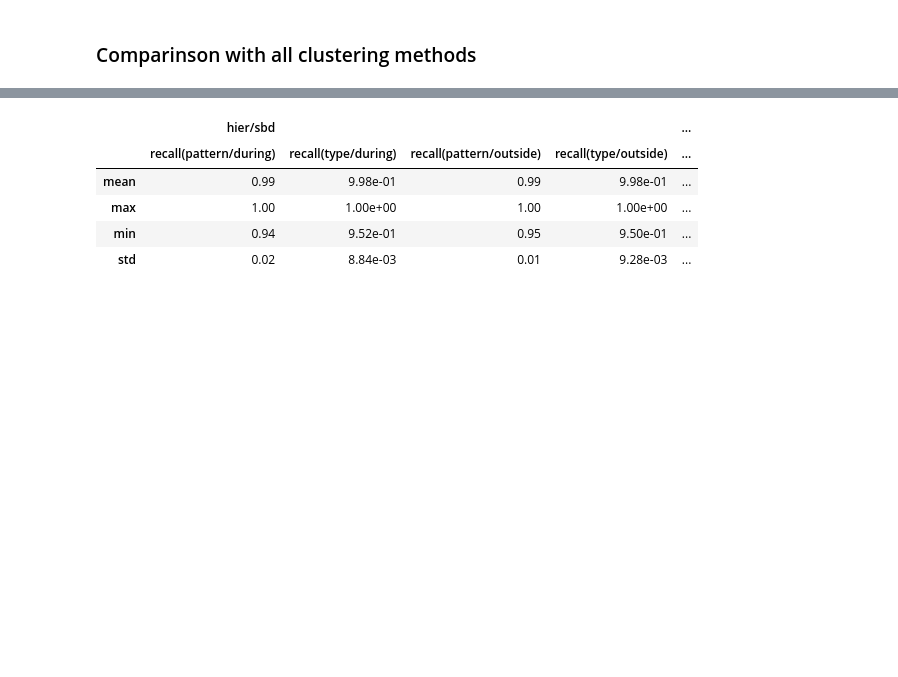
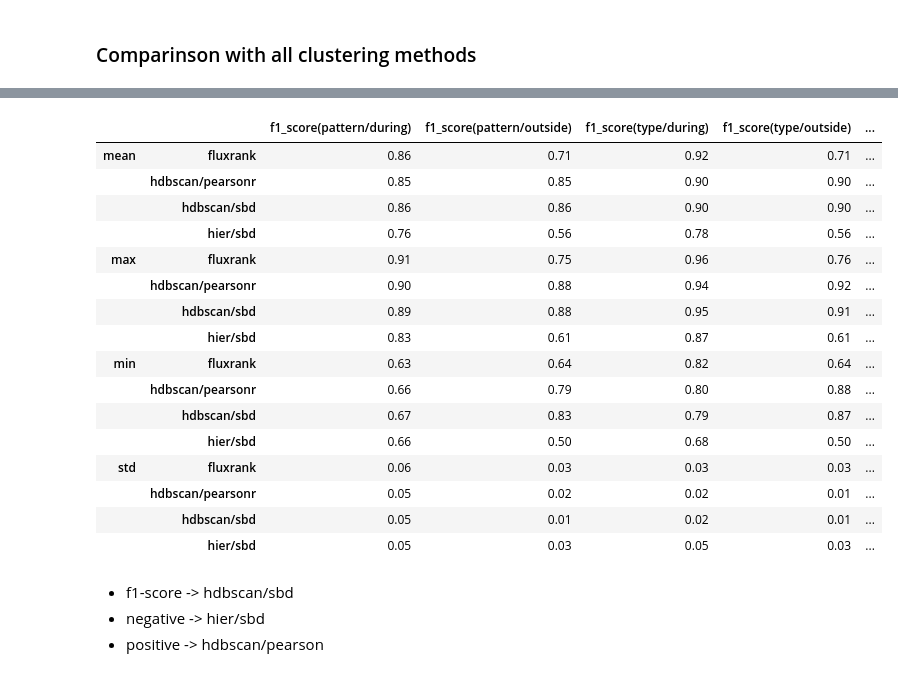
Before and after one commit to XuRepository/meltria-analyzer, a Jupyter notebook: notebooks/data-labeling-tsdr-accuracy-with-cnn.ipynb, the cells around one changed output, grey strips where cells are left out. Drawn from its saved outputs; the diff is of its cells as text; code cells hidden in the pictures; blank space fills up the shorter version.

Commit message:
notebooks: complete to evaluate phase2 performance with cnn

```diff
--- a/notebooks/data-labeling-tsdr-accuracy-with-cnn.ipynb
+++ b/notebooks/data-labeling-tsdr-accuracy-with-cnn.ipynb
@@ -644,8 +662,22 @@ def eval_tsdr_type_on_predicted_label_as_ground_truth(
     datasets: list[tuple[loader.DatasetRecord, pd.DataFrame, pd.DataFrame, pd.DataFrame]],
     predicted_df: pd.DataFrame,
 ) -> pd.DataFrame:
+
+    def positive_rate(num_metrics_df: pd.DataFrame):
+        p1, p2 = num_metrics_df["phase1"], num_metrics_df["phase2"]
+        return (p1 - p2).sum(skipna=True) / p1.sum(skipna=True)
+
+    def negative_rate(num_metrics_df: pd.DataFrame):
+        p1, p2 = num_metrics_df["phase1"], num_metrics_df["phase2"]
+        return 1 - (p1 - p2.where(p2 == 0)).sum(skipna=True) / p1.sum(skipna=True)
+
+    def f1_score(num_metrics_df: pd.DataFrame):
+        p1, p2 = num_metrics_df["phase1"], num_metrics_df["phase2"]
+        p, n = positive_rate(num_metrics_df), negative_rate(num_metrics_df)
+        return 2 * p * n / (p + n)
+
     index_columns = ["dataset_id", "target_app", "chaos_type", "chaos_comp", "metric"]
-    scores: list[tuple[str, str, str, str, float, float, float, float, float, float, float, float]] = []
+    scores: list[tuple[str, str, str, str, float, float, float, float, float, float, float, float, float, float, float, float]] = []
     for dataset in datasets:
         reduced_samples_df = transform_to_samples_df([dataset], dataset_idx=2).set_index(index_columns).drop(columns=["time_series"])
         anomalous_samples_df = transform_to_samples_df([dataset], dataset_idx=1).set_index(index_columns).drop(columns=["time_series"])
@@ -670,16 +702,18 @@ def eval_tsdr_type_on_predicted_label_as_ground_truth(
 
         scores.append((
             DATASET_ID, record.target_app(), record.chaos_type(), record.chaos_comp(),
-            1 - during_faults_patterns.query("phase2 == 0").count()[0] / during_faults_patterns["phase1"].count(),
-            1 - during_faults_types.query("phase2 == 0").count()[0] / during_faults_types["phase1"].count(),
-            1 - outside_faults_patterns.query("phase2 == 0").count()[0] / outside_faults_patterns["phase1"].count(),
-            1 - outside_faults_types.query("phase2 == 0").count()[0] / outside_faults_types["phase1"].count(),
-            (1 - during_faults_patterns.query("phase2 > 1").count()[0] / during_faults_patterns["phase1"].count()),
-            (1 - during_faults_types.query("phase2 > 1").count()[0] / during_faults_types["phase1"].count()),
-            (1 - outside_faults_patterns.query("phase2 > 1").count()[0] / outside_faults_patterns["phase1"].count()),
-            (1 - outside_faults_types.query("phase2 > 1").count()[0] / outside_faults_types["phase1"].count()),
+            positive_rate(during_faults_patterns), negative_rate(during_faults_patterns), f1_score(during_faults_patterns),
+            positive_rate(during_faults_types), negative_rate(during_faults_types), f1_score(during_faults_types),
+            positive_rate(outside_faults_patterns), negative_rate(outside_faults_patterns), f1_score(outside_faults_patterns),
+            positive_rate(outside_faults_types), negative_rate(outside_faults_types), f1_score(outside_faults_types),
         ))
-    return pd.DataFrame(scores, columns=["dataset_id", "target_app", "chaos_type", "chaos_comp", "recall(pattern/during)", "recall(type/during)", "recall(pattern/outside)", "recall(type/outside)", "precision(pattern/during)", "precision(type/during)", "precision(pattern/outside)", "precision(type/outside)"])
+    return pd.DataFrame(scores, columns=[
+        "dataset_id", "target_app", "chaos_type", "chaos_comp",
+        "positive_rate(pattern/during)", "negative_rate(pattern/during)", "f1_score(pattern/during)",
+        "positive_rate(type/during)", "negative_rate(type/during)", "f1_score(type/during)",
+        "positive_rate(pattern/outside)", "negative_rate(pattern/outside)", "f1_score(pattern/outside)",
+        "positive_rate(type/outside)", "negative_rate(type/outside)", "f1_score(type/outside)",
+    ])
 # %%
 def eval_and_display_scores_on_phase2(datasets: list[tuple[DatasetRecord, pd.DataFrame, pd.DataFrame, pd.DataFrame]], model) -> pd.DataFrame:
     predicted_df = predict_anomaly_categories(datasets, model)
@@ -807,10 +839,10 @@ scores_hdbscan_pearsonr = eval_and_display_scores_on_phase2(well_injected_fault_
 # %% [markdown]
 ### Comparinson with all clustering methods
 # %%
-with pd.option_context("display.precision", 2, "display.max_columns", 1000):
+with pd.option_context("display.precision", 2, "display.max_columns", 1000, "display.float_format", "{:.2f}".format):
     index_columns = ["dataset_id", "target_app", "chaos_type", "chaos_comp"]
     concated_scores_df = pd.concat([scores_sbd_hier_df.set_index(index_columns), scores_hdbscan_sbd_df.set_index(index_columns), scores_fluxrank_df.set_index(index_columns), scores_hdbscan_pearsonr.set_index(index_columns)], keys=["hier/sbd", "hdbscan/sbd", "fluxrank", "hdbscan/pearsonr"], axis=1)
     display(concated_scores_df)
-    display(concated_scores_df.agg(["mean", "max", "min", "std"]))
+    display(concated_scores_df.agg(["mean", "max", "min", "std"]).stack(0))
 # %% [output]
 |  |  |  |  | hier/sbd |  | ... |
@@ -835,6 +867,21 @@ with pd.option_context("display.precision", 2, "display.max_columns", 1000):
-|  | hier/sbd |  |  |  | ... |
-|  | recall(pattern/during) | recall(type/during) | recall(pattern/outside) | recall(type/outside) | ... |
-| mean | 0.99 | 9.98e-01 | 0.99 | 9.98e-01 | ... |
-| max | 1.00 | 1.00e+00 | 1.00 | 1.00e+00 | ... |
-| min | 0.94 | 9.52e-01 | 0.95 | 9.50e-01 | ... |
-| std | 0.02 | 8.84e-03 | 0.01 | 9.28e-03 | ... |
+|  |  | f1_score(pattern/during) | f1_score(pattern/outside) | f1_score(type/during) | f1_score(type/outside) | ... |
+| mean | fluxrank | 0.86 | 0.71 | 0.92 | 0.71 | ... |
+|  | hdbscan/pearsonr | 0.85 | 0.85 | 0.90 | 0.90 | ... |
+|  | hdbscan/sbd | 0.86 | 0.86 | 0.90 | 0.90 | ... |
+|  | hier/sbd | 0.76 | 0.56 | 0.78 | 0.56 | ... |
+| max | fluxrank | 0.91 | 0.75 | 0.96 | 0.76 | ... |
+|  | hdbscan/pearsonr | 0.90 | 0.88 | 0.94 | 0.92 | ... |
+|  | hdbscan/sbd | 0.89 | 0.88 | 0.95 | 0.91 | ... |
+|  | hier/sbd | 0.83 | 0.61 | 0.87 | 0.61 | ... |
+| min | fluxrank | 0.63 | 0.64 | 0.82 | 0.64 | ... |
+|  | hdbscan/pearsonr | 0.66 | 0.79 | 0.80 | 0.88 | ... |
+|  | hdbscan/sbd | 0.67 | 0.83 | 0.79 | 0.87 | ... |
+|  | hier/sbd | 0.66 | 0.50 | 0.68 | 0.50 | ... |
+| std | fluxrank | 0.06 | 0.03 | 0.03 | 0.03 | ... |
+|  | hdbscan/pearsonr | 0.05 | 0.02 | 0.02 | 0.01 | ... |
+|  | hdbscan/sbd | 0.05 | 0.01 | 0.02 | 0.01 | ... |
+|  | hier/sbd | 0.05 | 0.03 | 0.05 | 0.03 | ... |
+# %% [markdown]
+- f1-score -> hdbscan/sbd
+- negative -> hier/sbd
+- positive -> hdbscan/pearson
```
Also changed, not shown: parts of 11 cells of this notebook.
